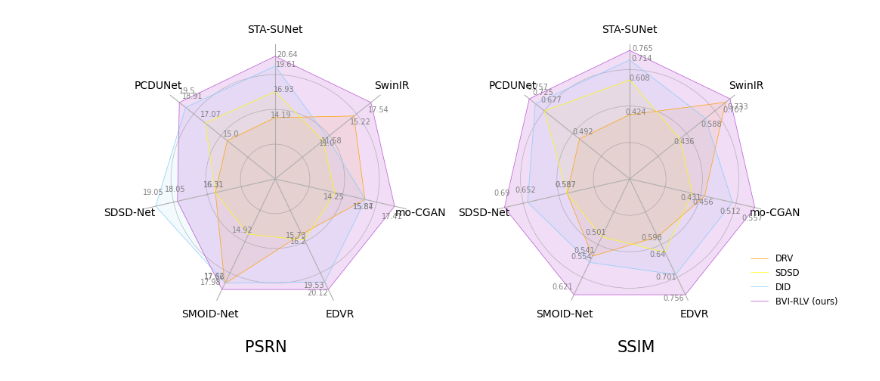
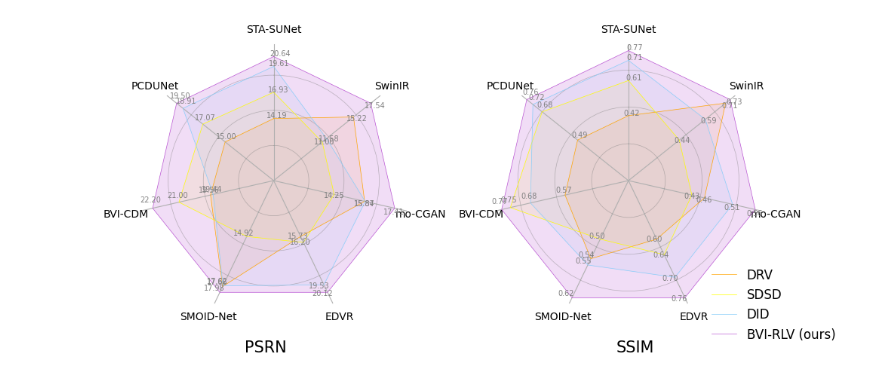
Before and after one commit to russellllaputa/BVI-Mamba, a Jupyter notebook: Radar_drawing.ipynb, the cells around one changed output. Cells and saved outputs as stored; diff of their text form; code cells hidden in the pictures.

```diff
--- a/Radar_drawing.ipynb
+++ b/Radar_drawing.ipynb
@@ -28,7 +28,8 @@ df = pd.DataFrame({
     'mo-CGAN': [15.84, 14.25, 15.87, 17.41],
     'EDVR': [15.73, 16.20, 19.53, 20.12],
     'SMOID-Net': [17.66, 14.92, 17.62, 17.98],
-    'SDSD-Net': [16.31, 16.31, 19.05, 18.05],
+    # 'SDSD-Net': [16.31, 16.31, 19.05, 18.05],
+    'BVI-CDM': [19.56, 21.00, 19.44, 22.20],
     'PCDUNet': [15.0, 17.07, 18.91, 19.50],
 })
 
@@ -47,7 +48,8 @@ df2 = pd.DataFrame({
     'mo-CGAN': [0.456, 0.431, 0.512, 0.557],
     'EDVR': [0.598, 0.640, 0.701, 0.756],
     'SMOID-Net': [0.541, 0.501, 0.554, 0.621],
-    'SDSD-Net': [0.587, 0.587, 0.652, 0.690],
+    # 'SDSD-Net': [0.587, 0.587, 0.652, 0.690],
+    'BVI-CDM':[0.575, 0.746, 0.683, 0.773],
     'PCDUNet': [0.492, 0.677, 0.725, 0.757],
 })
 
@@ -97,11 +99,11 @@ for i in range(len(df)):
     ax1.plot(angles, norm_v, color=colors[i], linewidth=0.5, linestyle='solid', label=group_name)
     for j, value in enumerate(values[:-1]):
         angle = angles[j]
-        ax1.text(angle + 0.1, norm_v[j]+0.01, str(value), color='grey', fontsize=7, ha='center')
+        ax1.text(angle + 0.05, norm_v[j]+0.01, "{:.2f}".format(value), color='grey', fontsize=7, ha='center')
     alpha = 0.1 if i != len(df)-1 else 0.2
     ax1.fill(angles, norm_v, colors[i], alpha=alpha)
 
-# 第一个子图
+# 第二个子图
 ax2.set_theta_offset(pi / 2)
 ax2.set_theta_direction(-1)
 plt.sca(ax2)
@@ -109,33 +111,33 @@ plt.xticks(angles[:-1], categories)
 ax2.set_rlabel_position(0)
 ax2.spines['polar'].set_visible(False)
 ax2.grid(which='major', axis='y', linestyle='-', linewidth=0.5, color='grey', alpha=0.5)
 plt.ylim(-0.2, 1.1)
 ax2.set_yticks(np.linspace(-1, 0.7, num=4), ['', '', "", ""], color="grey", size=7)
 ax2.yaxis.set_tick_params(width=0)
 
 colors = ['orange', 'yellow', '#87CEFA', '#BA55D3']
 for i in range(len(df2)):
     group_name = df2.loc[i][0]
     values = df2.loc[i].drop('group').values.flatten().tolist()
     norm_v = df2_norm.loc[i].drop('group').values.flatten().tolist()
     values += values[:1]
     norm_v += norm_v[:1]
     ax2.plot(angles, norm_v, color=colors[i], linewidth=0.5, linestyle='solid', label=group_name)
     for j, value in enumerate(values[:-1]):
         angle = angles[j]
-        ax2.text(angle + 0.1, norm_v[j]+0.01, str(value), color='grey', fontsize=7, ha='center')
+        ax2.text(angle + 0.05, norm_v[j]+0.01, "{:.2f}".format(value), color='grey', fontsize=7, ha='center')
     alpha = 0.1 if i != len(df2)-1 else 0.2
     ax2.fill(angles, norm_v, colors[i], alpha=alpha)
 
 # 添加图例
 # 在第一个子图底部添加标签
 fig.text(0.23, 0.13, 'PSRN', ha='center', va='center', fontsize=15)
 # 在第二个子图底部添加标签
 fig.text(0.72, 0.13, 'SSIM', ha='center', va='center', fontsize=15)
 plt.subplots_adjust(wspace=0.3)
-plt.legend(loc='lower right', bbox_to_anchor=(1.3, 0.), frameon=False, fontsize='small')
+plt.legend(loc='lower right', bbox_to_anchor=(1.3, -0.13), frameon=False, fontsize='large')
 fig.tight_layout()
 plt.savefig('Radar.pdf', format='pdf', dpi=300)
 plt.show()
 # %% [output]
-[figure, old version]
+[figure, new version]
```
Also changed, not shown: 11 other files.
